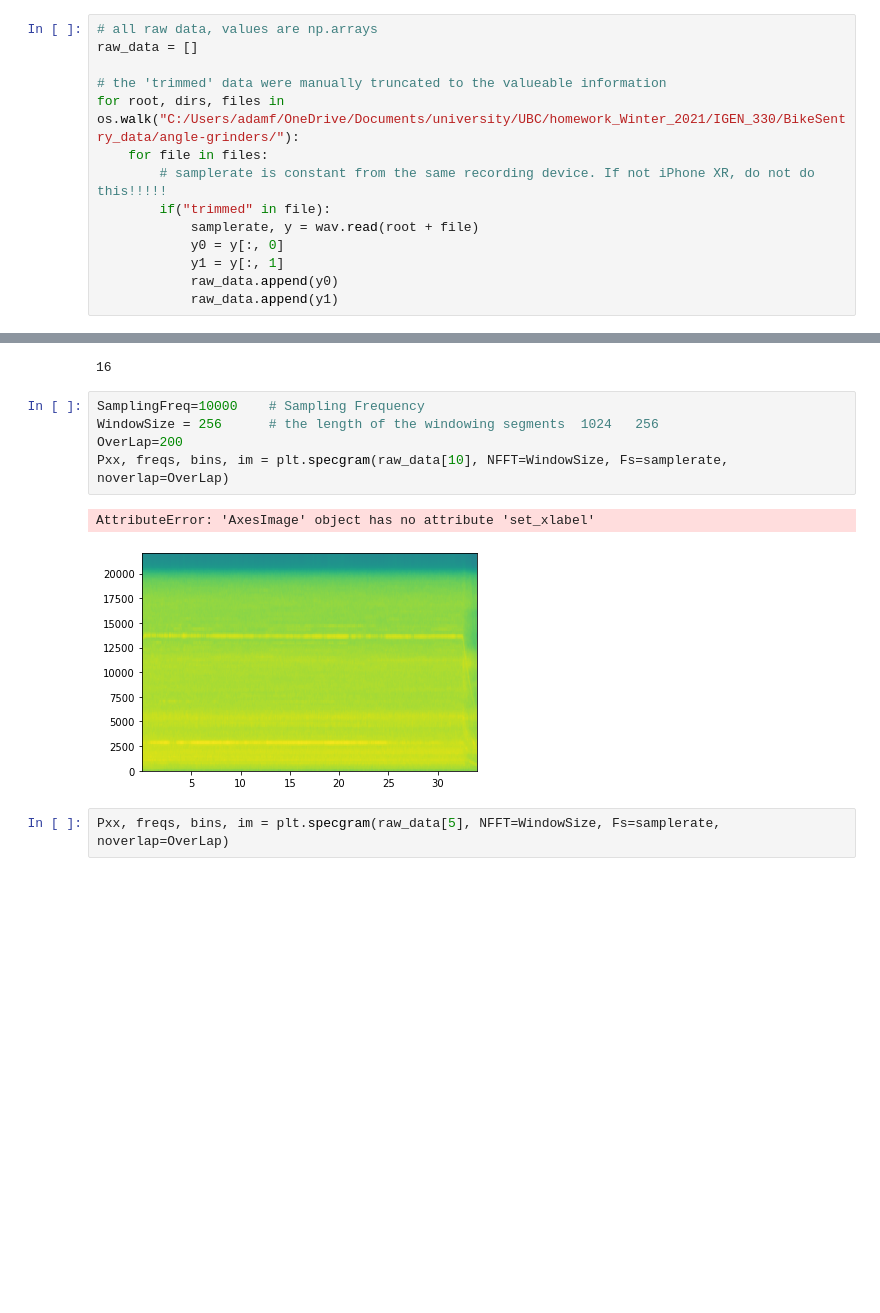
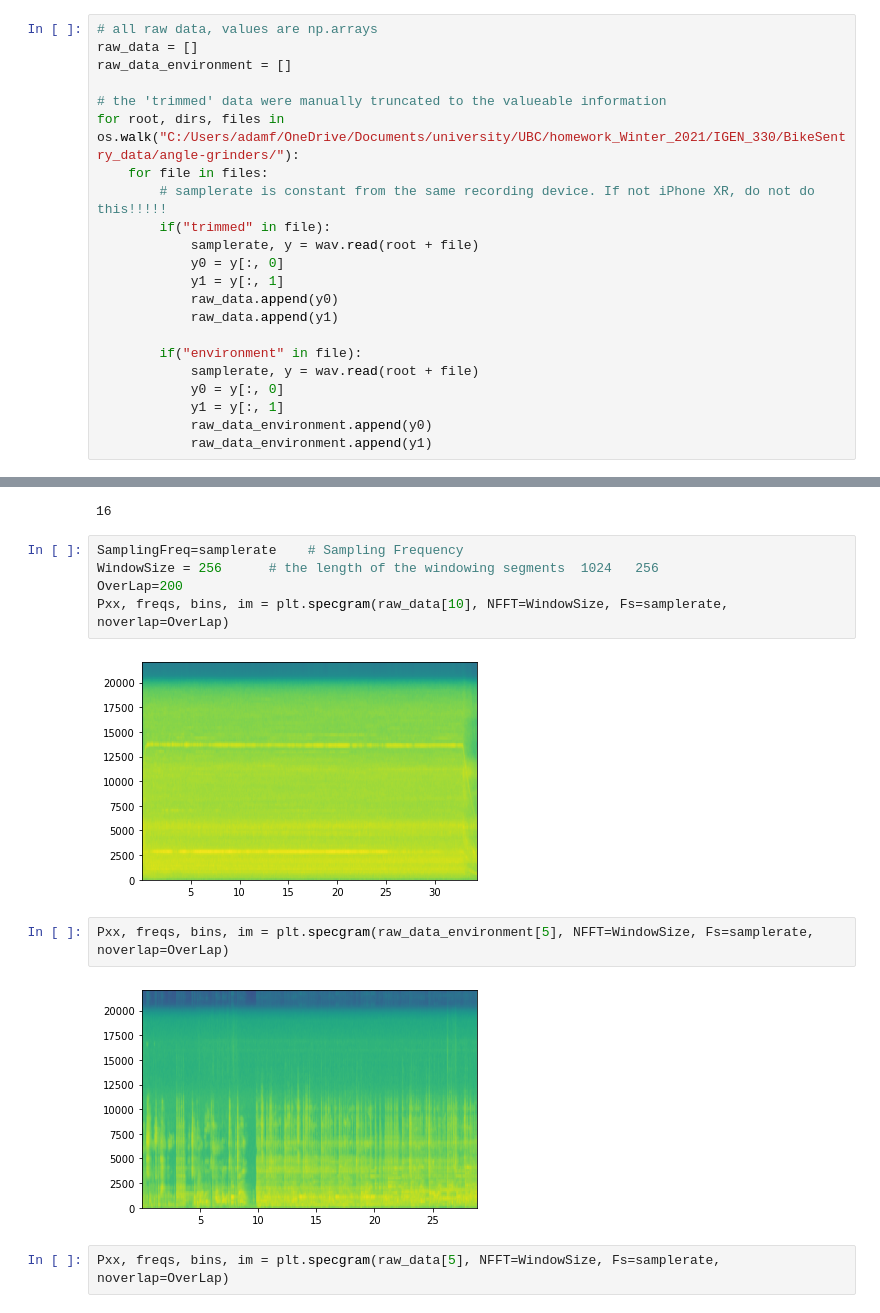
Before and after one commit to erikd234/BikeSentry, a Jupyter notebook: device/audio-recognition/fft_examples/angleGrinderPreprosessing.ipynb, the cells around one changed output, grey strips where cells are left out. Cells and saved outputs as stored; diff of their text form; blank space fills up the shorter version.

```diff
--- a/device/audio-recognition/fft_examples/angleGrinderPreprosessing.ipynb
+++ b/device/audio-recognition/fft_examples/angleGrinderPreprosessing.ipynb
@@ -42,6 +49,7 @@ from matplotlib import pyplot as plt
 # %%
 # all raw data, values are np.arrays
 raw_data = []
+raw_data_environment = []
 
 # the 'trimmed' data were manually truncated to the valueable information
 for root, dirs, files in os.walk("C:/Users/adamf/OneDrive/Documents/university/UBC/homework_Winter_2021/IGEN_330/BikeSentry_data/angle-grinders/"):
@@ -53,18 +61,28 @@ for root, dirs, files in os.walk("C:/Users/adamf/OneDrive/Documents/university/U
             y1 = y[:, 1]
             raw_data.append(y0)
             raw_data.append(y1)
+
+        if("environment" in file):
+            samplerate, y = wav.read(root + file)
+            y0 = y[:, 0]
+            y1 = y[:, 1]
+            raw_data_environment.append(y0)
+            raw_data_environment.append(y1)
 # %%
 len(raw_data)
 # %% [output]
 16
 # %%
-SamplingFreq=10000    # Sampling Frequency
+SamplingFreq=samplerate    # Sampling Frequency
 WindowSize = 256      # the length of the windowing segments  1024   256
 OverLap=200
 Pxx, freqs, bins, im = plt.specgram(raw_data[10], NFFT=WindowSize, Fs=samplerate, noverlap=OverLap)
 # %% [output]
-AttributeError: 'AxesImage' object has no attribute 'set_xlabel'
 [figure]
+# %%
+Pxx, freqs, bins, im = plt.specgram(raw_data_environment[5], NFFT=WindowSize, Fs=samplerate, noverlap=OverLap)
+# %% [output]
+[figure, added]
 # %%
 Pxx, freqs, bins, im = plt.specgram(raw_data[5], NFFT=WindowSize, Fs=samplerate, noverlap=OverLap)
 # %% [output]
```
Also changed, not shown: parts of 29 cells of this notebook.
